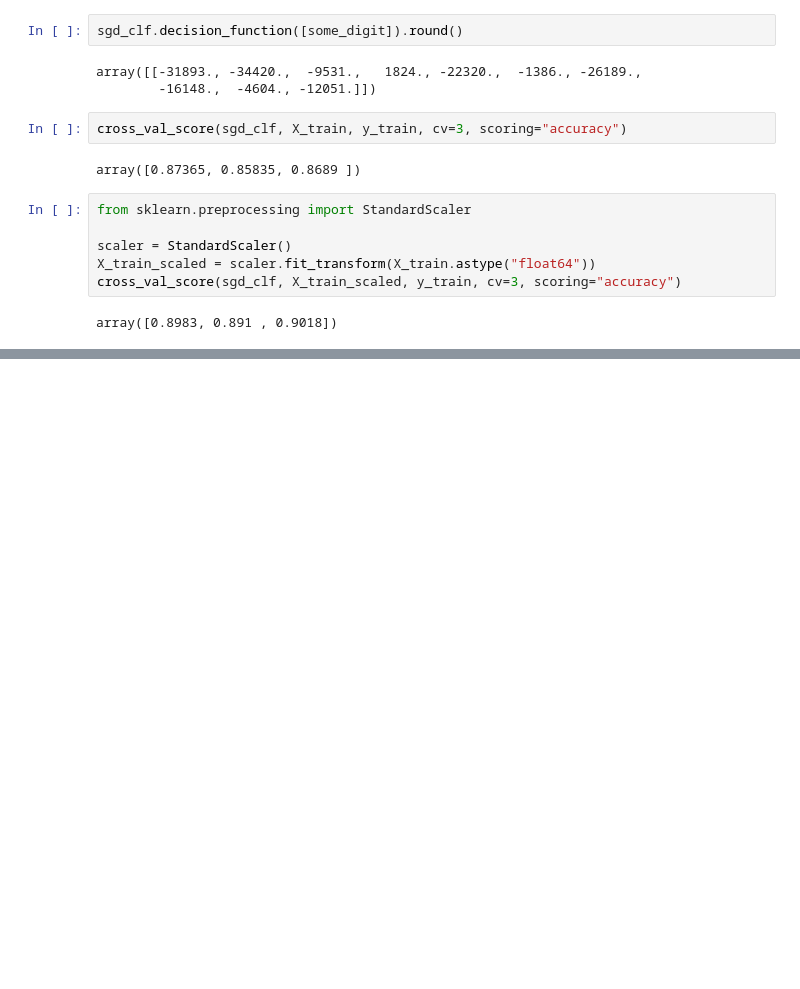
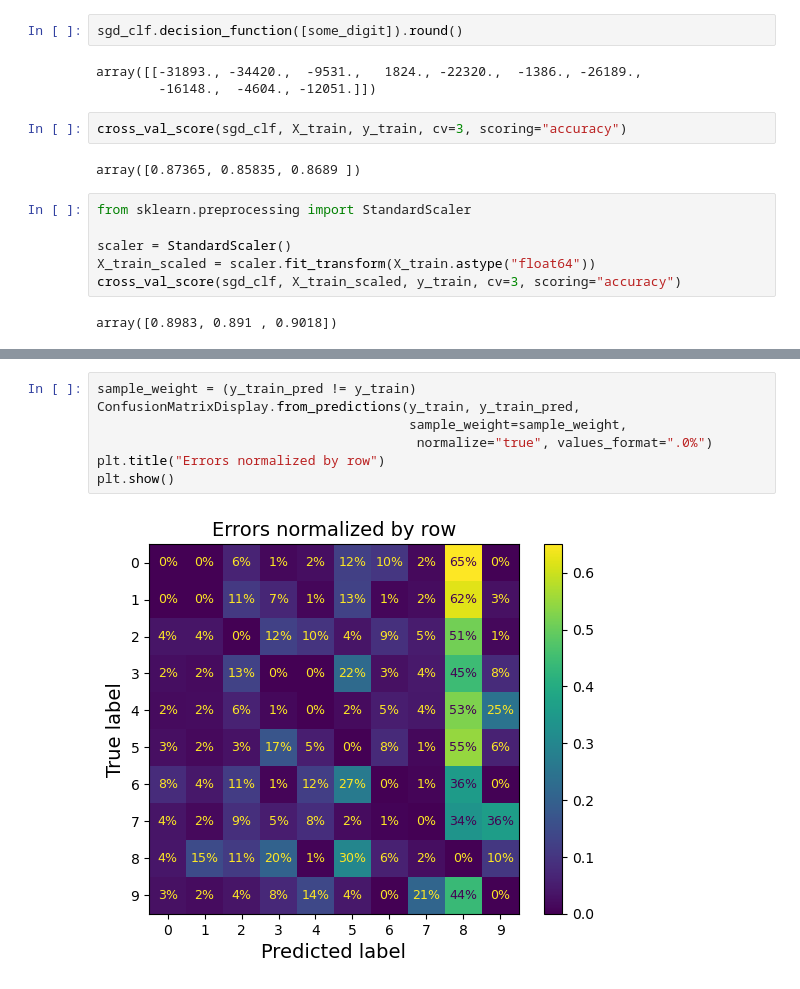
Before and after one commit to nepalsandesh/Classification, a Jupyter notebook: MNIST.ipynb, the cells around one changed output, grey strips where cells are left out. Cells and saved outputs as stored; diff of their text form; blank space fills up the shorter version.

```diff
--- a/MNIST.ipynb
+++ b/MNIST.ipynb
@@ -568,0 +587,9 @@ array([0.8983, 0.891 , 0.9018])
+# %%
+sample_weight = (y_train_pred != y_train)
+ConfusionMatrixDisplay.from_predictions(y_train, y_train_pred,
+                                        sample_weight=sample_weight,
+                                         normalize="true", values_format=".0%")
+plt.title("Errors normalized by row")
+plt.show()
+# %% [output]
+[figure, added]
```
Also changed, not shown: parts of 5 cells of this notebook, 1 other file.
